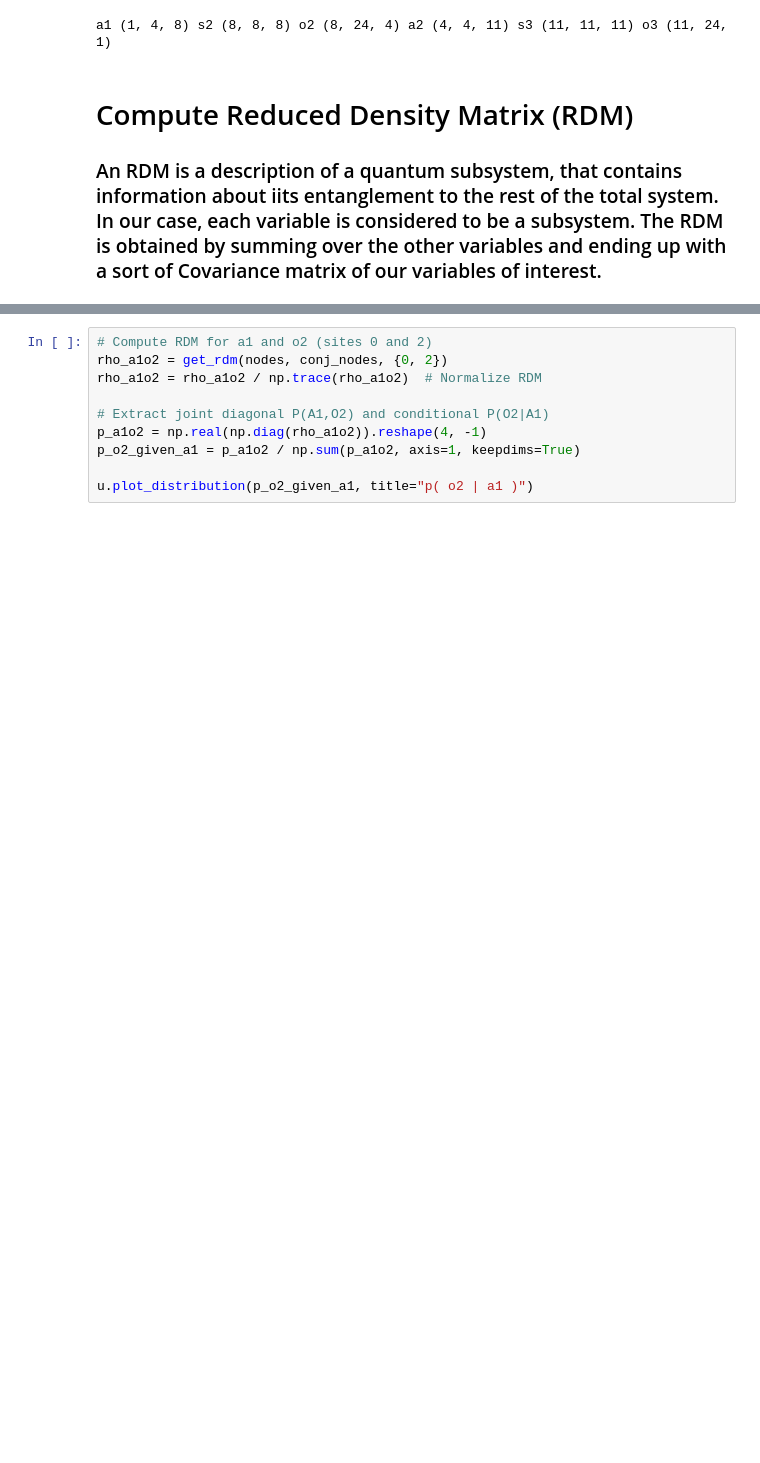
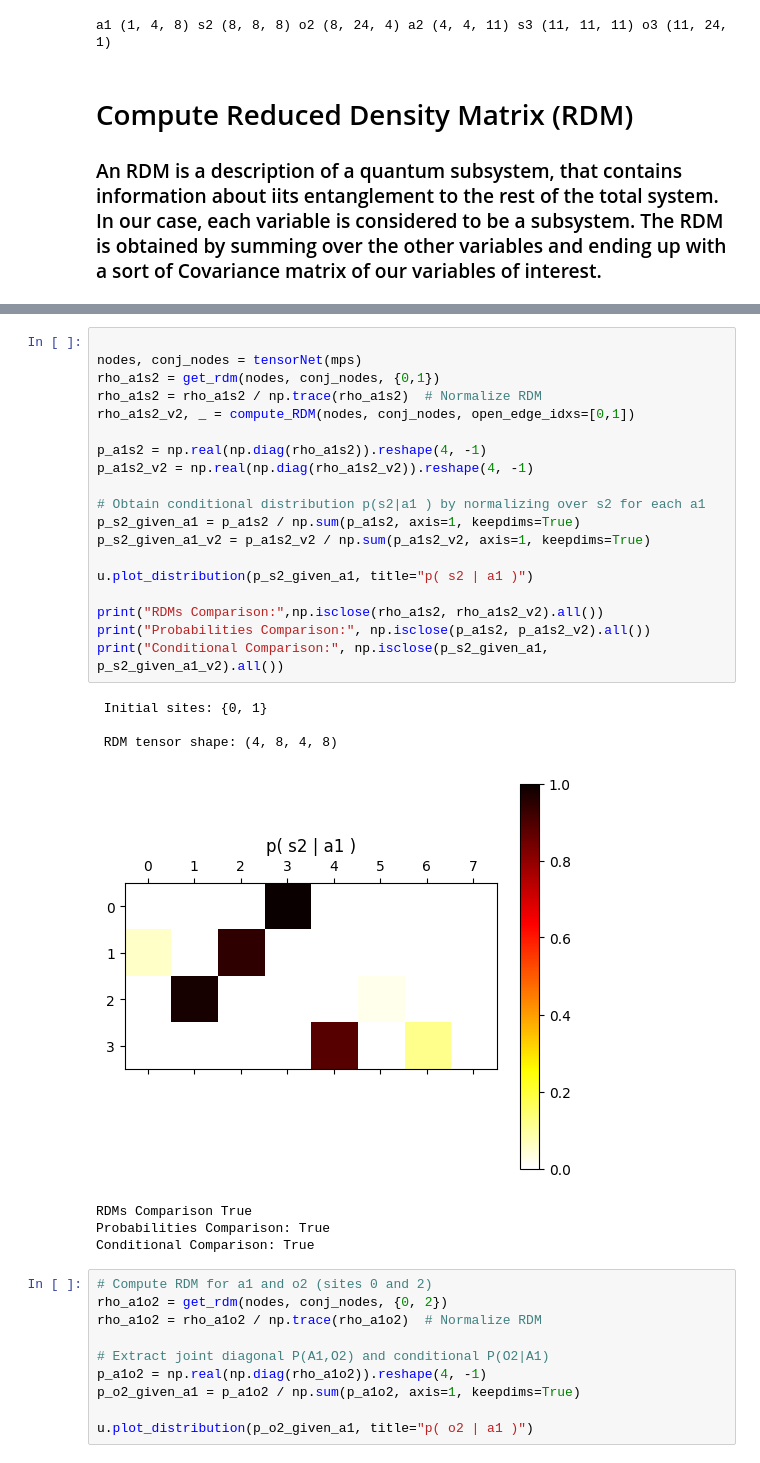
Before and after one commit to philipollaswilson/Tensor-Networks-for-the-Tmaze, a Jupyter notebook: Explainable Tmaze.ipynb, the cells around one changed output, grey strips where cells are left out. Drawn from its saved outputs; the diff is of its cells as text; blank space fills up the shorter version.

```diff
--- a/Explainable Tmaze.ipynb
+++ b/Explainable Tmaze.ipynb
@@ -213,3 +197,30 @@ u.plot_distribution(p_s2_given_a1, title="p( s2 | a1 )")
+# %%
+
+nodes, conj_nodes = tensorNet(mps)
+rho_a1s2 = get_rdm(nodes, conj_nodes, {0,1})
+rho_a1s2 = rho_a1s2 / np.trace(rho_a1s2)  # Normalize RDM
+rho_a1s2_v2, _ = compute_RDM(nodes, conj_nodes, open_edge_idxs=[0,1])
+
+p_a1s2 = np.real(np.diag(rho_a1s2)).reshape(4, -1)
+p_a1s2_v2 = np.real(np.diag(rho_a1s2_v2)).reshape(4, -1)
+
+# Obtain conditional distribution p(s2|a1 ) by normalizing over s2 for each a1
+p_s2_given_a1 = p_a1s2 / np.sum(p_a1s2, axis=1, keepdims=True)
+p_s2_given_a1_v2 = p_a1s2_v2 / np.sum(p_a1s2_v2, axis=1, keepdims=True)
+
+u.plot_distribution(p_s2_given_a1, title="p( s2 | a1 )")
+
+print("RDMs Comparison:",np.isclose(rho_a1s2, rho_a1s2_v2).all())
+print("Probabilities Comparison:", np.isclose(p_a1s2, p_a1s2_v2).all())
+print("Conditional Comparison:", np.isclose(p_s2_given_a1, p_s2_given_a1_v2).all())
+# %% [output]
+ Initial sites: {0, 1}
+
+ RDM tensor shape: (4, 8, 4, 8)
+[figure, added]
+RDMs Comparison True
+Probabilities Comparison: True
+Conditional Comparison: True
 # %%
 # Compute RDM for a1 and o2 (sites 0 and 2)
 rho_a1o2 = get_rdm(nodes, conj_nodes, {0, 2})
```
Also changed, not shown: parts of 8 cells of this notebook, 1 other file.
